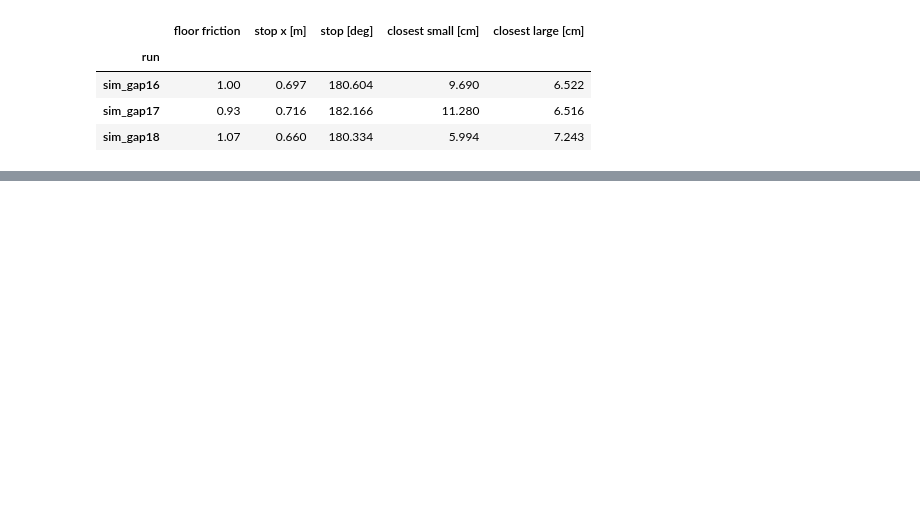
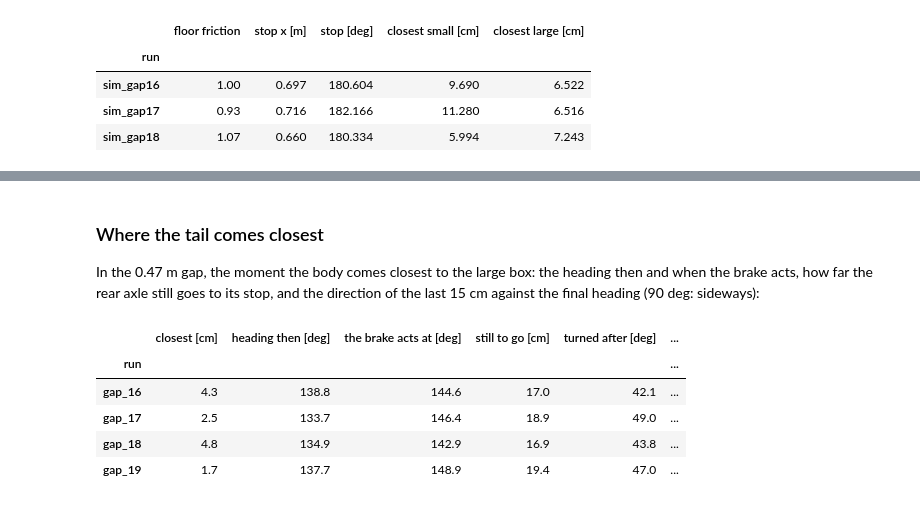
Before and after one commit to Gelminaio/drift-mpc-ackermann, a Jupyter notebook: notebooks/sideways.ipynb, the cells around one changed output, grey strips where cells are left out. Cells and saved outputs as stored; diff of their text form; code cells hidden in the pictures; blank space fills up the shorter version.

```diff
--- a/notebooks/sideways.ipynb
+++ b/notebooks/sideways.ipynb
@@ -434,0 +599,33 @@ at most.
+# %% [markdown]
+### Where the tail comes closest
+
+In the 0.47 m gap, the moment the body comes closest to the large box: the heading then and when the brake acts,
+how far the rear axle still goes to its stop, and the direction of the last 15 cm against the final heading
+(90 deg: sideways):
+# %%
+rows = []
+for run_ in ['gap_16', 'gap_17', 'gap_18', 'gap_19']:
+    small, big = gap_at_rest(run_)
+    h = car_path(run_)
+    d = []
+    for x, y, p in h:
+        q = np.c_[x + np.cos(p) * OUTLINE[:, 0] - np.sin(p) * OUTLINE[:, 1], y + np.sin(p) * OUTLINE[:, 0] + np.cos(p) * OUTLINE[:, 1]]
+        dx = np.maximum(np.maximum(big[0] - q[:, 0], q[:, 0] - big[1]), 0)
+        dy = np.maximum(np.maximum(big[2] - q[:, 1], q[:, 1] - big[3]), 0)
+        d.append(np.hypot(dx, dy).min())
+    k = int(np.argmin(d))
+    step = np.hypot(np.diff(h[:, 0]), np.diff(h[:, 1]))
+    last = (np.cumsum(step[::-1])[::-1] < 0.15)
+    ang = np.degrees(np.arctan2(np.diff(h[:, 1])[last], np.diff(h[:, 0])[last]) - h[-1, 2])
+    rows.append({'run': run_, 'closest [cm]': 100 * d[k], 'heading then [deg]': np.degrees(h[k, 2]),
+                 'the brake acts at [deg]': acting.loc[run_, 'heading when it acts'],
+                 'still to go [cm]': 100 * np.sum(step[k:]), 'turned after [deg]': np.degrees(h[-1, 2] - h[k, 2]),
+                 'last 15 cm against the final heading [deg]': np.median(np.abs((ang + 180) % 360 - 180))})
+pd.DataFrame(rows).set_index('run').round(1)
+# %% [output]
+|  | closest [cm] | heading then [deg] | the brake acts at [deg] | still to go [cm] | turned after [deg] | ... |
+| run |  |  |  |  |  | ... |
+| gap_16 | 4.3 | 138.8 | 144.6 | 17.0 | 42.1 | ... |
+| gap_17 | 2.5 | 133.7 | 146.4 | 18.9 | 49.0 | ... |
+| gap_18 | 4.8 | 134.9 | 142.9 | 16.9 | 43.8 | ... |
+| gap_19 | 1.7 | 137.7 | 148.9 | 19.4 | 47.0 | ... |
```
Also changed, not shown: parts of 19 cells of this notebook.
